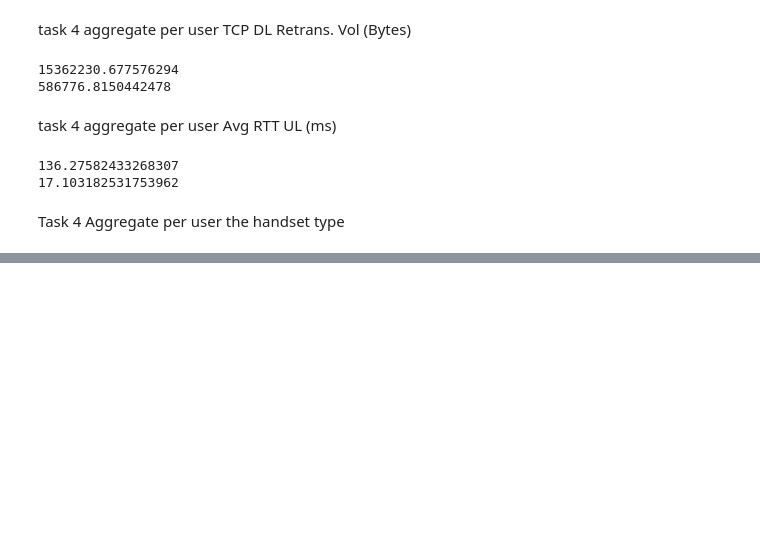
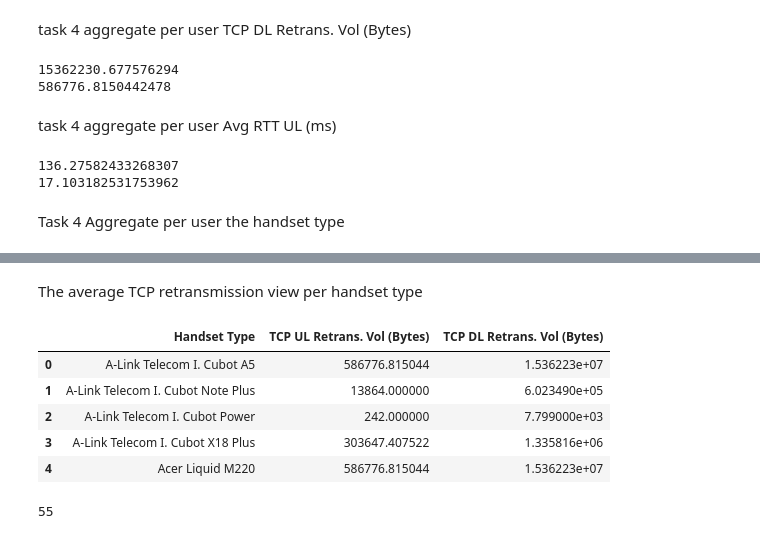
Before and after one commit to Eyouel-T/tellco, a Jupyter notebook: tellco.ipynb, the cells around one changed output, grey strips where cells are left out. Drawn from its saved outputs; the diff is of its cells as text; code cells hidden in the pictures; blank space fills up the shorter version.

```diff
--- a/tellco.ipynb
+++ b/tellco.ipynb
@@ -548,0 +694,16 @@ df['Handset Type']  = df['Handset Type'].fillna(hansdet_type_mode)
+# %% [markdown]
+The average TCP retransmission view per handset type
+# %%
+average_tcp_per_handset = df.groupby("Handset Type").agg({"TCP UL Retrans. Vol (Bytes)": 'mean', "TCP DL Retrans. Vol (Bytes)": 'mean' }).reset_index()
+average_tcp_per_handset.head()
+# %% [output]
+|  | Handset Type | TCP UL Retrans. Vol (Bytes) | TCP DL Retrans. Vol (Bytes) |
+| 0 | A-Link Telecom I. Cubot A5 | 586776.815044 | 1.536223e+07 |
+| 1 | A-Link Telecom I. Cubot Note Plus | 13864.000000 | 6.023490e+05 |
+| 2 | A-Link Telecom I. Cubot Power | 242.000000 | 7.799000e+03 |
+| 3 | A-Link Telecom I. Cubot X18 Plus | 303647.407522 | 1.335816e+06 |
+| 4 | Acer Liquid M220 | 586776.815044 | 1.536223e+07 |
+# %%
+print(len(df.columns))
+# %% [output]
+55
```
Also changed, not shown: parts of 9 cells of this notebook.
